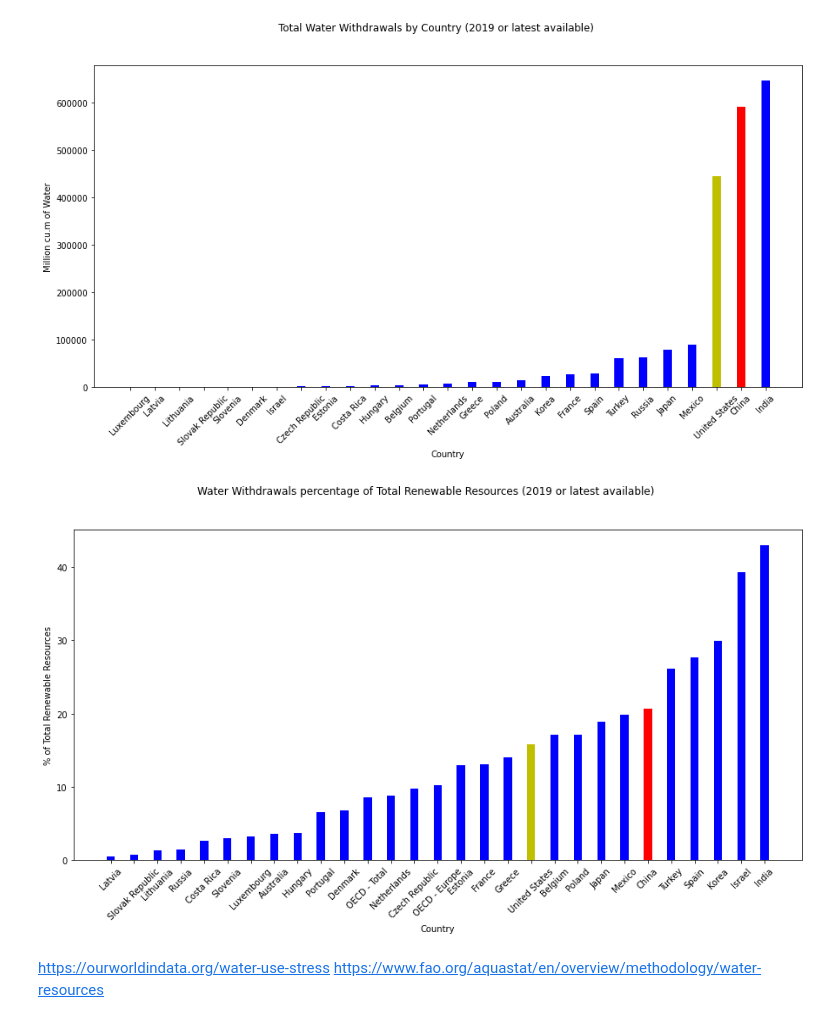
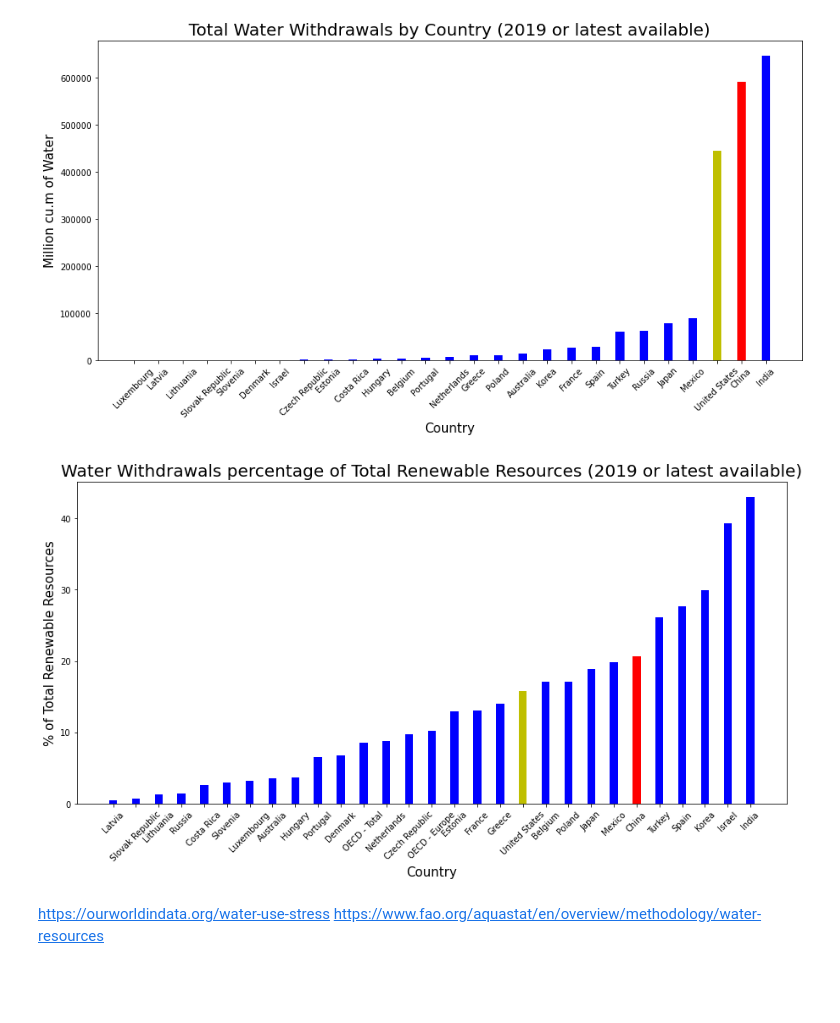
Before and after one commit to nmharmon8/TheAdventuresOfAliceAndBobPosts, a Jupyter notebook: china_water_problem_data/ChinaWaterDataPlots.ipynb, the cells around one changed output. Drawn from its saved outputs; the diff is of its cells as text; code cells hidden in the pictures; blank space fills up the shorter version.

```diff
--- a/china_water_problem_data/ChinaWaterDataPlots.ipynb
+++ b/china_water_problem_data/ChinaWaterDataPlots.ipynb
@@ -73,8 +73,8 @@ Text(0.5, 0.98, 'Groundwater and Shallow Groundwater Quality')
 def plot_per_capita_water(years, per_capita_water_resources):
     fig, ax = plt.subplots(figsize=(15,7))
     ax.bar(years, per_capita_water_resources)
-    ax.set_xlabel("Year")
-    ax.set_ylabel("(cu.m of water)/person")
+    ax.set_xlabel("Year", fontsize=15)
+    ax.set_ylabel("(cu.m of water)/person", fontsize=15)
     return fig, ax
 
 with open(water_resources, 'r') as f:
@@ -90,7 +90,7 @@ years = [x['year'] for x in water_resources_data]
 
 per_capita_water_resources = np.array([x['Per Capita Water Resources'] for x in water_resources_data])
 fig, ax = plot_per_capita_water(years, per_capita_water_resources)
-fig.suptitle('Per Capita Water Resources')
+ax.set_title('Per Capita Water Resources', fontsize=20)
 
 
 
@@ -103,5 +103,5 @@ avg_good_pct = ((lakes_good + river_good) / 2) / 100.0
 per_capita_water_resources_in_range = [x for i, x in enumerate(per_capita_water_resources) if years[i] > 2010]
 
 fig, ax = plot_per_capita_water(years[-len(per_capita_water_resources_in_range):], per_capita_water_resources_in_range * avg_good_pct)
-fig.suptitle('Good Per Capita Water Resources')
+ax.set_title('Good Per Capita Water Resources', fontsize=20)
 # %% [output]
@@ -112,8 +112,8 @@ Text(0.5, 0.98, 'Good Per Capita Water Resources')
 def plot_per_capita_water_use(years, per_capita_water_use):
     fig, ax = plt.subplots(figsize=(15,7))
     ax.bar(years, per_capita_water_use)
-    ax.set_xlabel("Year")
-    ax.set_ylabel("(cu.m of water)/person")
+    ax.set_xlabel("Year", fontsize=15)
+    ax.set_ylabel("(cu.m of water)/person", fontsize=15)
     return fig, ax
 
 
@@ -129,5 +129,5 @@ years = [x['year'] for x in water_supply_and_water_use_data]
 per_capita_water_use =  [x['Per Capita Water Use'] for x in water_supply_and_water_use_data]
 
 fix, ax = plot_per_capita_water_use(years, per_capita_water_use)
-fig.suptitle('Per Capita Water Use')
+ax.set_title("Per Capita Water Use", fontsize=20)
 # %% [output]
@@ -144,8 +144,8 @@ def water_use_bar_chart(years, agriculture, industry, households_service):
     rects3 = ax.bar(x, agriculture, width, color='g', label="Agriculture")
     ax.set_xticks(x, years, rotation=45)
     ax.legend(loc='center left', bbox_to_anchor=(1, 0.5))
-    ax.set_xlabel("Year")
-    ax.set_ylabel("100 million cu.m of water")
+    ax.set_xlabel("Year", fontsize=15)
+    ax.set_ylabel("100 million cu.m of water", fontsize=15)
     return fig, ax
 
 
@@ -157,5 +157,5 @@ agriculture, industry, households_service = zip(*[(x['Agriculture'], x['Industry
 agriculture, industry, households_service = np.array(agriculture), np.array(industry), np.array(households_service)
 
 fig, ax = water_use_bar_chart(years, agriculture, industry, households_service)
-fig.suptitle('Water use by Segment')
+ax.set_title('Water use by Segment', fontsize=20)
 # %% [output]
@@ -260,8 +260,8 @@ def plot_oecd(oecd_file, insert_values):
         colors = [country_colors(location) for location in locations]
         rects1 = ax.bar(x, values, width, color=colors)
         ax.set_xticks(x, locations, rotation=45)
-        ax.set_xlabel("Country")
-        ax.set_ylabel("Million cu.m of Water")
+        ax.set_xlabel("Country", fontsize=15)
+        ax.set_ylabel("Million cu.m of Water", fontsize=15)
         return fig, ax
 
     locations = [x['LOCATION'] for x in water_withdrawals_total_data]
@@ -281,26 +281,26 @@ fig, ax = plot_oecd(water_withdrawals_total, [{
     "TIME":2017,
 },
 ])
-fig.suptitle('Total Water Withdrawals by Country (2019 or latest available)')
+ax.set_title('Total Water Withdrawals by Country (2019 or latest available)', fontsize=20)
 None
 # %% [output]
-[figure, old version]
+[figure, new version]
 # %%
 fig, ax = plot_oecd(water_withdrawals_pct_of_natrual_resources, [{
     "LOCATION":"USA",
     "Value":"15.778328",
     "TIME":2017,
 },
 {
     "LOCATION":"IN",
     "Value":"43",
     "TIME":2017,
 }])
-fig.suptitle('Water Withdrawals percentage of Total Renewable Resources (2019 or latest available)')
-ax.set_ylabel("% of Total Renewable Resources")
+ax.set_title('Water Withdrawals percentage of Total Renewable Resources (2019 or latest available)', fontsize=20)
+ax.set_ylabel("% of Total Renewable Resources", fontsize=15)
 None
 # %% [output]
-[figure, old version]
+[figure, new version]
 # %% [markdown]
 https://ourworldindata.org/water-use-stress
 https://www.fao.org/aquastat/en/overview/methodology/water-resources
```
Also changed, not shown: parts of 4 cells of this notebook, 16 other files.
